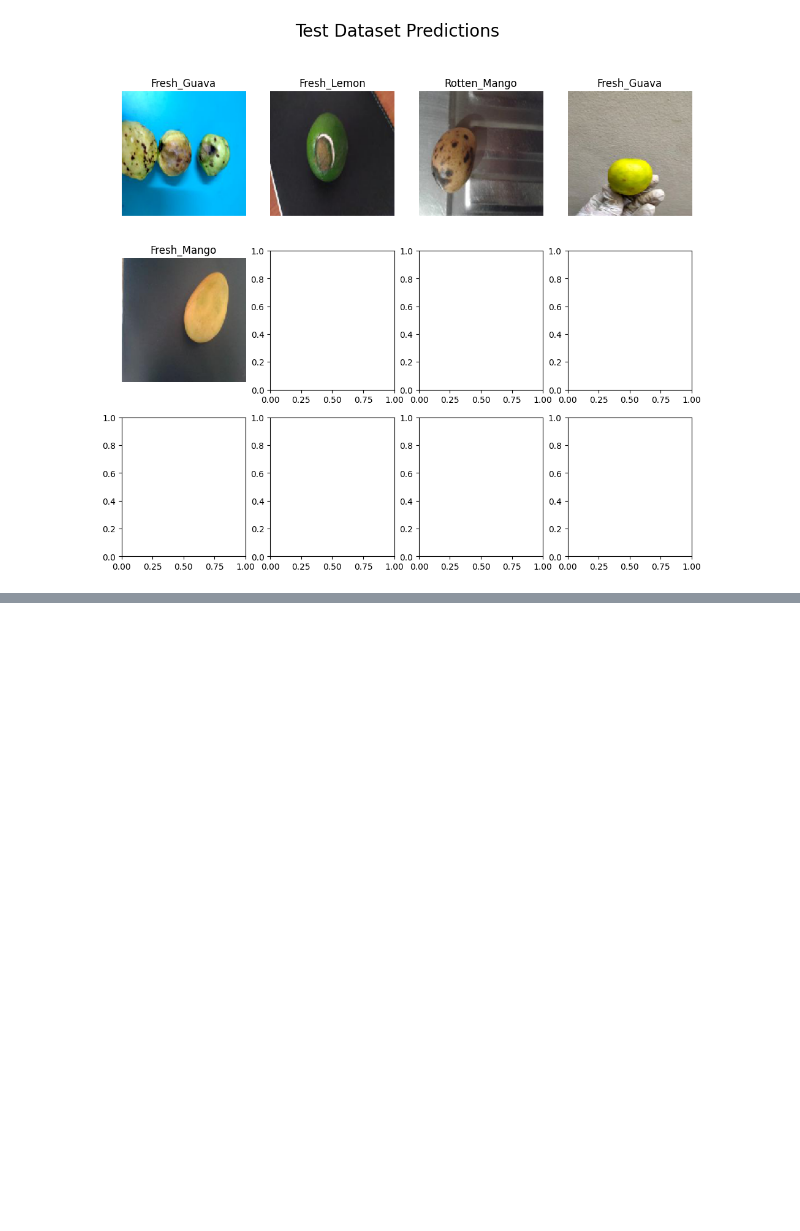
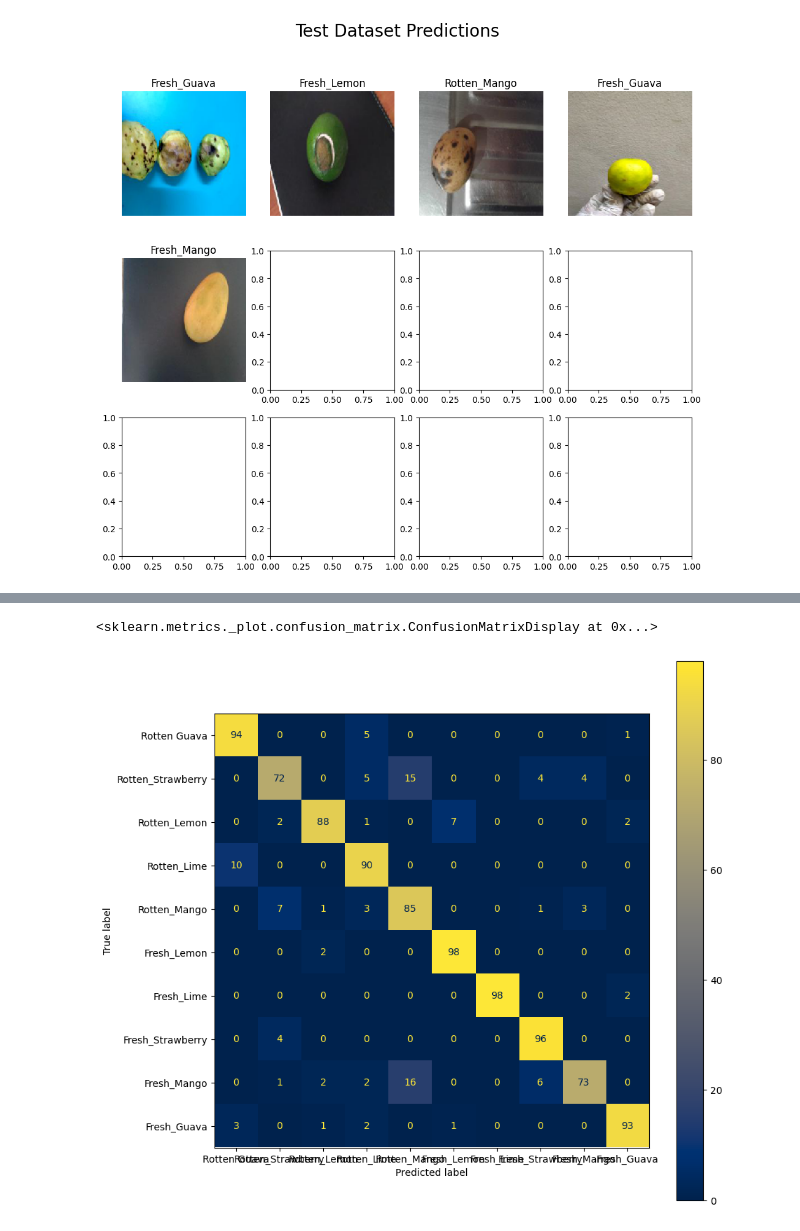
Before and after one commit to IndraMadika/ML_Study, a Jupyter notebook: Image Classification/Until Test Prediction 1.ipynb, the cells around one changed output, grey strips where cells are left out. Drawn from its saved outputs; the diff is of its cells as text; code cells hidden in the pictures; blank space fills up the shorter version.

```diff
--- a/Image Classification/Until Test Prediction 1.ipynb
+++ b/Image Classification/Until Test Prediction 1.ipynb
@@ -218,0 +251,9 @@ plt.show()
+# %%
+test_steps_per_epoch = np.math.ceil(test_generator.samples / test_generator.batch_size)
+
+predictions = model.predict_generator(test_generator, steps=test_steps_per_epoch)
+# Get most likely class
+predicted_classes = np.argmax(predictions, axis=1)
+# %%
+true_classes = test_generator.classes
+class_labels = list(test_generator.class_indices.keys())
@@ -218,0 +318,9 @@ plt.show()
+# %%
+from sklearn.metrics import ConfusionMatrixDisplay
+cm = confusion_matrix(test_generator.classes, predicted_classes)
+disp = ConfusionMatrixDisplay(confusion_matrix=cm, display_labels=class_labels)
+fig, ax = plt.subplots(figsize=(10,10))
+disp.plot(ax=ax,cmap="cividis")
+# %% [output]
+<sklearn.metrics._plot.confusion_matrix.ConfusionMatrixDisplay at 0x...>
+[figure, added]
```
Also changed, not shown: parts of 6 cells of this notebook.
